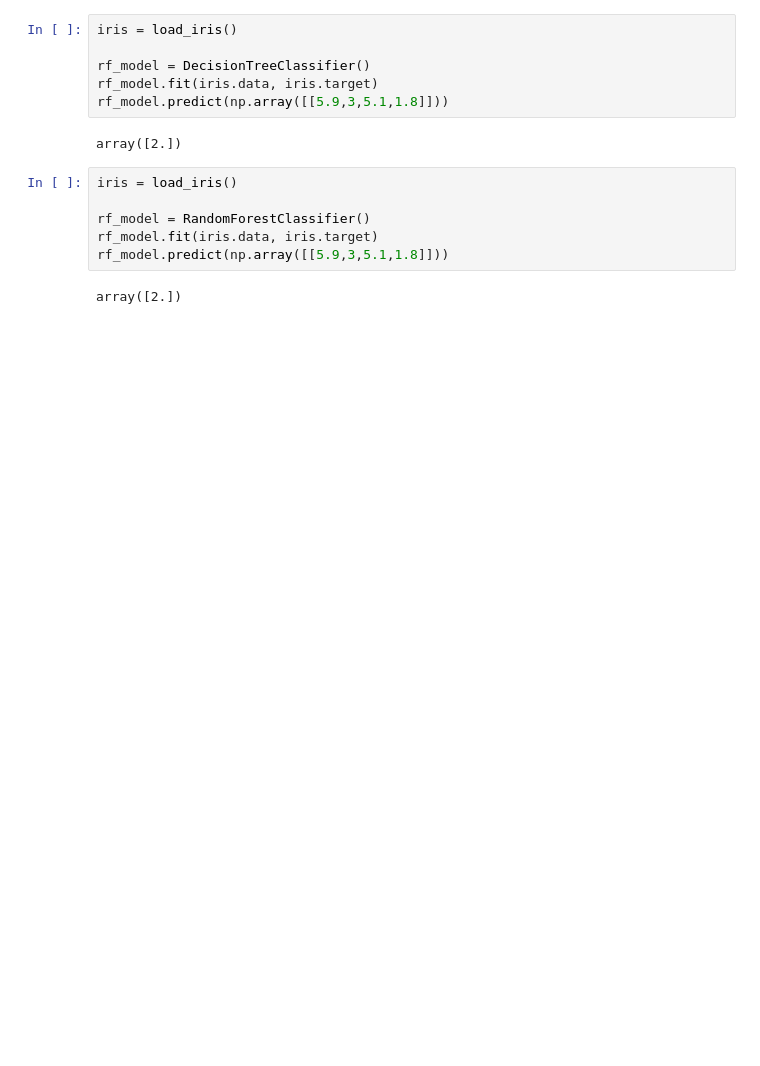
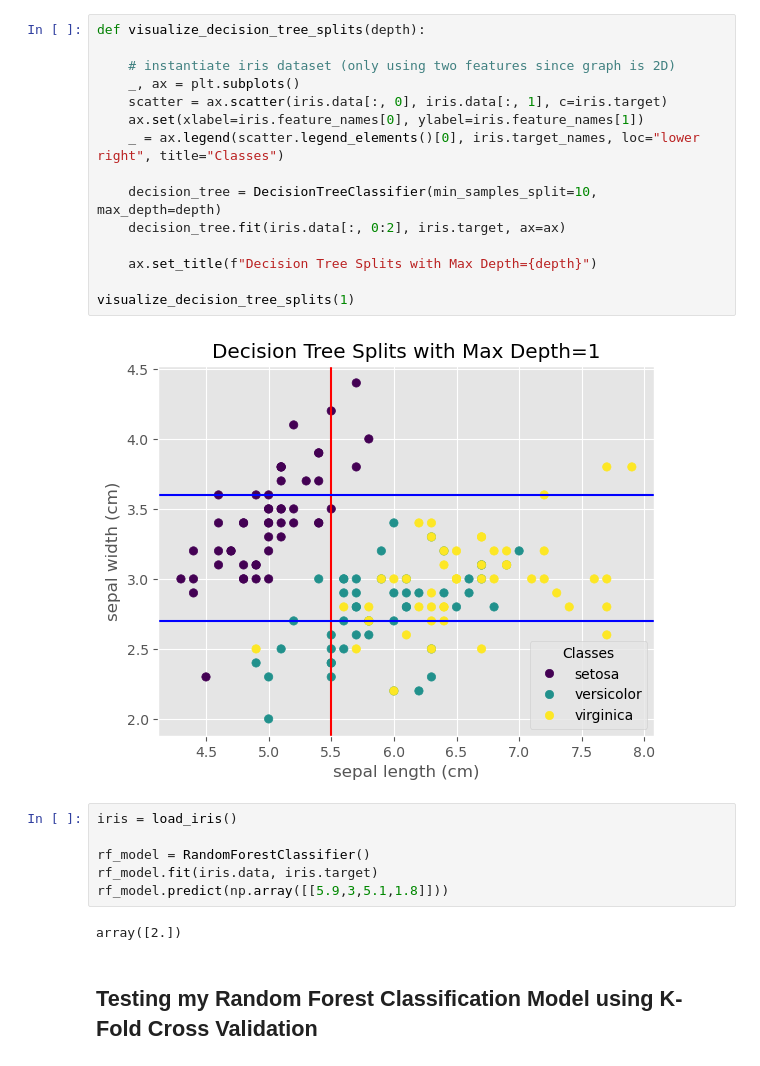
Before and after one commit to aj-bei/Random-Forest-Classifier-From-Scratch, a Jupyter notebook: RandomForest.ipynb, the cells around one changed output. Saved outputs shown, nothing was run; the diff lists cells and outputs as text; blank space fills up the shorter version.

```diff
--- a/RandomForest.ipynb
+++ b/RandomForest.ipynb
@@ -248,11 +299,20 @@ class DecisionTreeClassifier():
 # %%
-iris = load_iris()
+def visualize_decision_tree_splits(depth):
 
-rf_model = DecisionTreeClassifier()
-rf_model.fit(iris.data, iris.target)
-rf_model.predict(np.array([[5.9,3,5.1,1.8]]))
+    # instantiate iris dataset (only using two features since graph is 2D)
+    _, ax = plt.subplots()
+    scatter = ax.scatter(iris.data[:, 0], iris.data[:, 1], c=iris.target)
+    ax.set(xlabel=iris.feature_names[0], ylabel=iris.feature_names[1])
+    _ = ax.legend(scatter.legend_elements()[0], iris.target_names, loc="lower right", title="Classes")
+
+    decision_tree = DecisionTreeClassifier(min_samples_split=10, max_depth=depth)
+    decision_tree.fit(iris.data[:, 0:2], iris.target, ax=ax)
+
+    ax.set_title(f"Decision Tree Splits with Max Depth={depth}")
+
+visualize_decision_tree_splits(1)
 # %% [output]
-array([2.])
+[figure, added]
 # %%
 iris = load_iris()
 
@@ -261,4 +321,6 @@ rf_model.fit(iris.data, iris.target)
 rf_model.predict(np.array([[5.9,3,5.1,1.8]]))
 # %% [output]
 array([2.])
+# %% [markdown]
+## Testing my Random Forest Classification Model using K-Fold Cross Validation
 # %%
```
Also changed, not shown: parts of 11 cells of this notebook.
